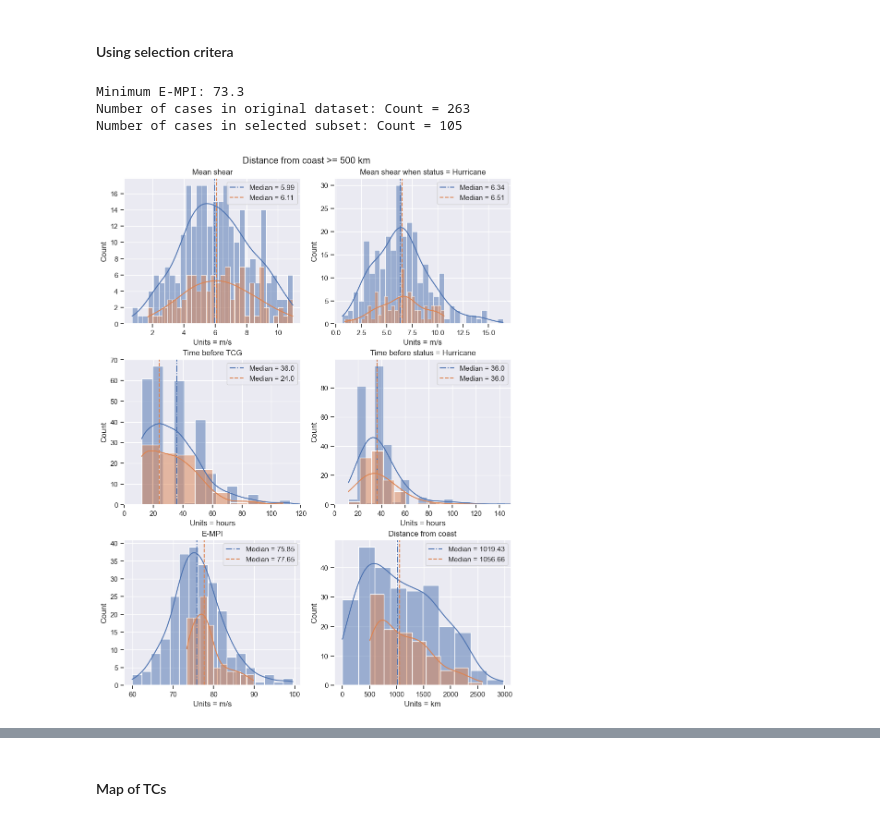
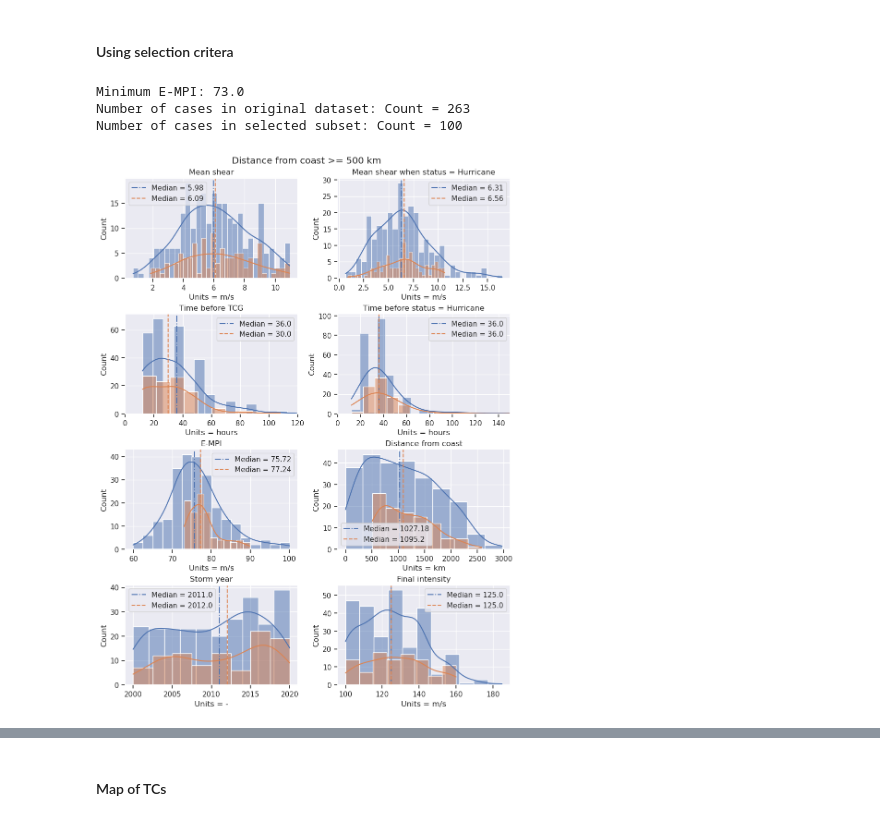
Before and after one commit to jhruppert/tc-crfrad, a Jupyter notebook: analysis/storm_list_hist.ipynb, the cells around one changed output, grey strips where cells are left out. Saved outputs shown, nothing was run; the diff lists cells and outputs as text; code cells hidden in the pictures.

```diff
--- a/analysis/storm_list_hist.ipynb
+++ b/analysis/storm_list_hist.ipynb
@@ -27,6 +27,6 @@ import cartopy.crs as ccrs
 import cartopy.feature as cfeature
 from tropycal import tracks, recon, utils
 # %%
-list_path = "../storm-lists/stormlist_withMPIdistance.csv"
+# list_path = "../storm-lists/stormlist_withMPIdistance.csv"
+list_path = "../storm-lists/stormlist_withMPIdistance_v2.csv"
 df = pd.read_csv(list_path)#, sep=',', on_bad_lines='skip', skiprows=4)
-df
@@ -46,0 +33,5 @@ df
+# %%
+# Add a column for storm year
+df['year'] = df['name'].str.extract(r'(\d{4})')
+df['year'] = pd.to_numeric(df['year'])
+df
@@ -94,13 +99,13 @@ print('Number of cases in original dataset:', n_original)
 n_subset = "Count = "+str(len(subset))
 print('Number of cases in selected subset:', n_subset)
 # %% [output]
-Minimum E-MPI: 73.3
+Minimum E-MPI: 73.0
 Number of cases in original dataset: Count = 263
-Number of cases in selected subset: Count = 105
+Number of cases in selected subset: Count = 100
 # %%
 fig_x = 9
 fig_y = 12
-fig, axs = plt.subplots(3, 2, figsize=(fig_x,fig_y), layout='constrained', squeeze=True)
+fig, axs = plt.subplots(4, 2, figsize=(fig_x,fig_y), layout='constrained', squeeze=True)
 
 plt.suptitle('Distance from coast >= '+str(min_dfc)+' km')
 
@@ -161,34 +166,58 @@ for itoggle in range(2):
     axs[1,1].set_xlim(0, 150)
 
     ################################
 
     figdata = {
         'pltvar': idataset['E_MPI'],
         'vartag': 'E-MPI',
         'units': 'm/s',
         'bins': 'auto',
         'count': n_original if itoggle == 0 else n_subset,
             }
 
     add_var(figdata, axs[2,0], toggle=itoggle)
 
     ################################
 
     figdata = {
         'pltvar': idataset['distance'],
         'vartag': 'Distance from coast',
         'units': 'km',
         'bins': 'auto',
         'count': n_original if itoggle == 0 else n_subset,
             }
 
     add_var(figdata, axs[2,1], toggle=itoggle)
 
+    ################################
+
+    figdata = {
+        'pltvar': idataset['year'],
+        'vartag': 'Storm year',
+        'units': '-',
+        'bins': 'auto',
+        'count': n_original if itoggle == 0 else n_subset,
+            }
+
+    add_var(figdata, axs[3,0], toggle=itoggle)
+
+    ################################
+
+    figdata = {
+        'pltvar': idataset['final_inten'],
+        'vartag': 'Final intensity',
+        'units': 'm/s',
+        'bins': 'auto',
+        'count': n_original if itoggle == 0 else n_subset,
+            }
+
+    add_var(figdata, axs[3,1], toggle=itoggle)
+
 # axs[0,1].legend()#loc='upper right')
 plt.show()
 plt.close()
 # %% [output]
-[figure, old version]
+[figure, new version]
 # %%
 subset.sort_values(by='mean_shear', ascending=True)
 # %% [output]
```
Also changed, not shown: parts of 6 cells of this notebook, 22 other files.
